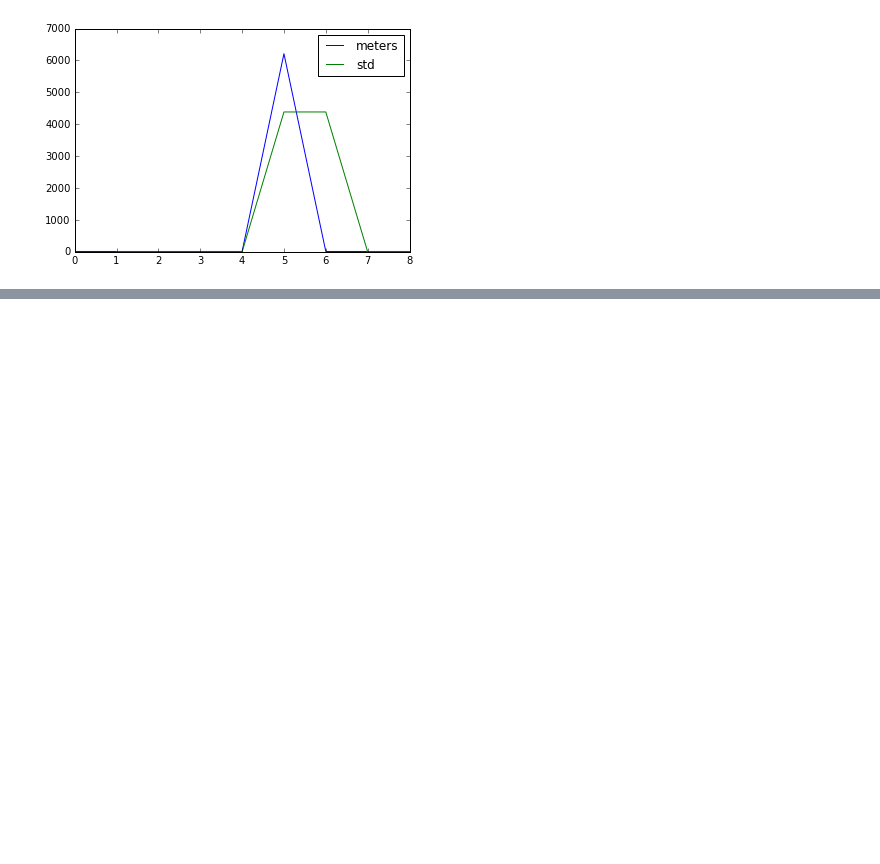
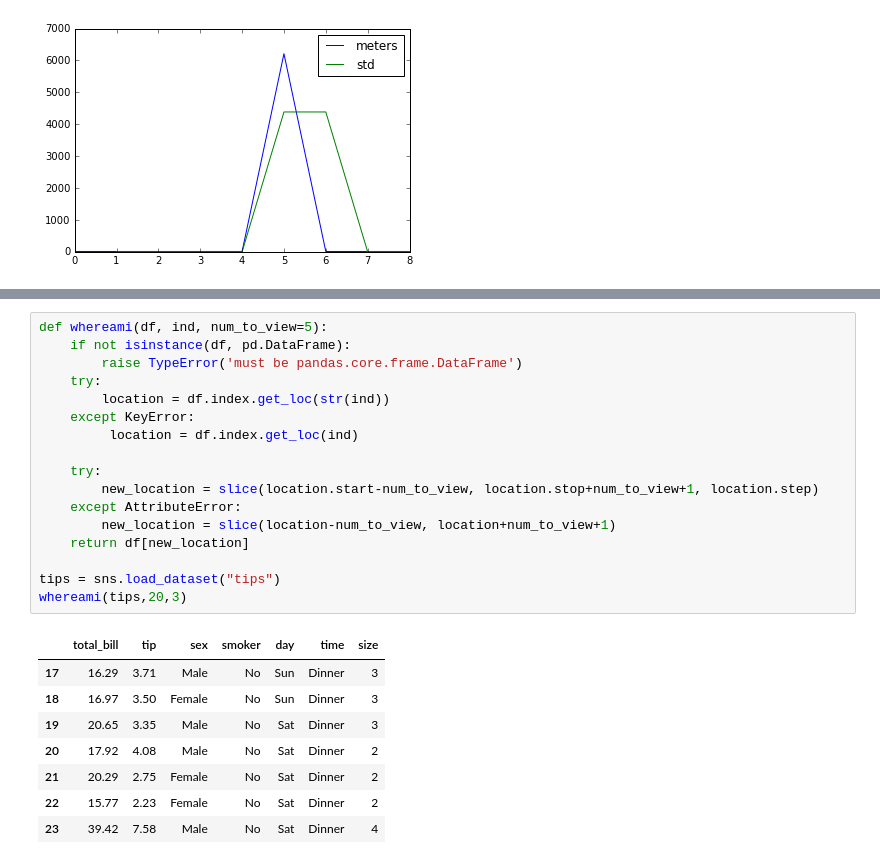
Before and after one commit to sidazhou/ipython_notes, a Jupyter notebook: notes.ipynb, the cells around one changed output, grey strips where cells are left out. Cells and saved outputs as stored; diff of their text form; blank space fills up the shorter version.

```diff
--- a/notes.ipynb
+++ b/notes.ipynb
@@ -234,0 +254,26 @@ ax.plot(x,y,'x')
+# %%
+def whereami(df, ind, num_to_view=5):
+    if not isinstance(df, pd.DataFrame):
+        raise TypeError('must be pandas.core.frame.DataFrame')
+    try:
+        location = df.index.get_loc(str(ind))
+    except KeyError:
+         location = df.index.get_loc(ind)
+
+    try:
+        new_location = slice(location.start-num_to_view, location.stop+num_to_view+1, location.step)
+    except AttributeError:
+        new_location = slice(location-num_to_view, location+num_to_view+1)
+    return df[new_location]
+
+tips = sns.load_dataset("tips")
+whereami(tips,20,3)
+# %% [output]
+|  | total_bill | tip | sex | smoker | day | time | size |
+| 17 | 16.29 | 3.71 | Male | No | Sun | Dinner | 3 |
+| 18 | 16.97 | 3.50 | Female | No | Sun | Dinner | 3 |
+| 19 | 20.65 | 3.35 | Male | No | Sat | Dinner | 3 |
+| 20 | 17.92 | 4.08 | Male | No | Sat | Dinner | 2 |
+| 21 | 20.29 | 2.75 | Female | No | Sat | Dinner | 2 |
+| 22 | 15.77 | 2.23 | Female | No | Sat | Dinner | 2 |
+| 23 | 39.42 | 7.58 | Male | No | Sat | Dinner | 4 |
```
Also changed, not shown: parts of 3 cells of this notebook, 1 other file.
